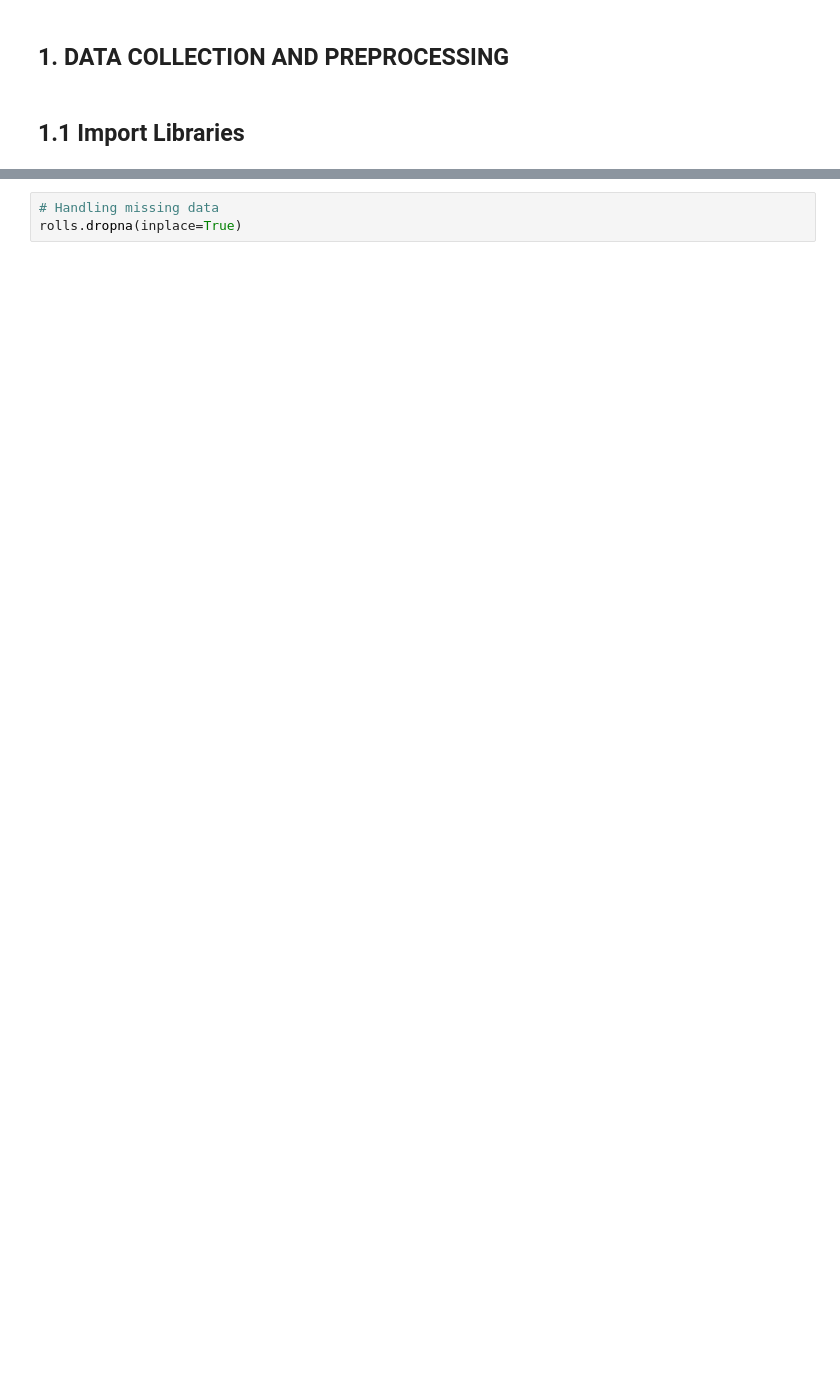
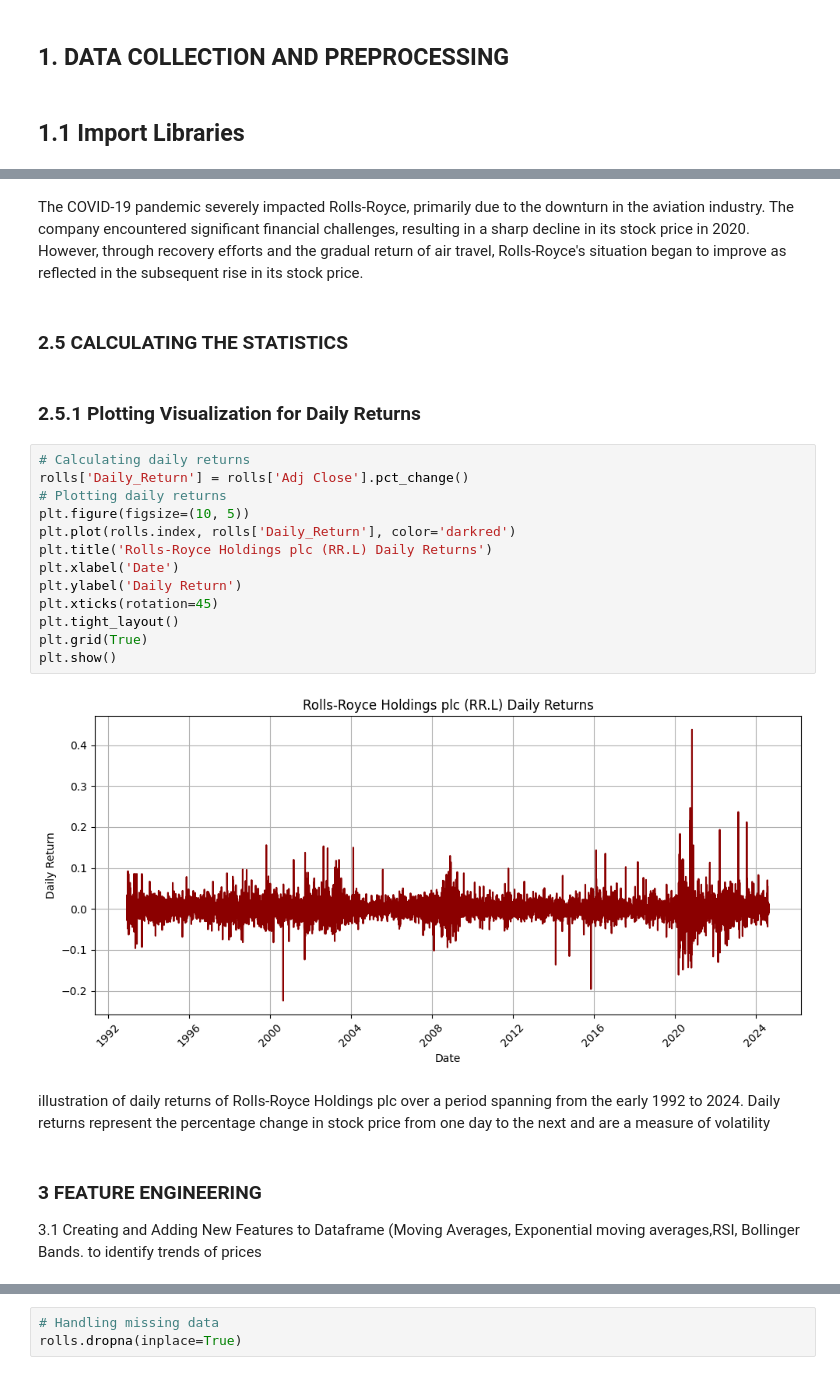
Before and after one commit to Ajah-Stephen/MSCPROJECT, a Jupyter notebook: MSCPROJECT.ipynb, the cells around one changed output, grey strips where cells are left out. Drawn from its saved outputs; the diff is of its cells as text; blank space fills up the shorter version.

```diff
--- a/MSCPROJECT.ipynb
+++ b/MSCPROJECT.ipynb
@@ -759,0 +244,27 @@ Requirement already satisfied: six>=1.5 in /usr/local/lib/python3.10/dist-packag
+# %% [markdown]
+The COVID-19 pandemic severely impacted Rolls-Royce, primarily due to the downturn in the aviation industry. The company encountered significant financial challenges, resulting in a sharp decline in its stock price in 2020. However, through recovery efforts and the gradual return of air travel, Rolls-Royce's situation began to improve as reflected in the subsequent rise in its stock price.
+# %% [markdown]
+### 2.5 CALCULATING THE STATISTICS
+# %% [markdown]
+### 2.5.1 Plotting Visualization for Daily Returns
+# %%
+# Calculating daily returns
+rolls['Daily_Return'] = rolls['Adj Close'].pct_change()
+# Plotting daily returns
+plt.figure(figsize=(10, 5))
+plt.plot(rolls.index, rolls['Daily_Return'], color='darkred')
+plt.title('Rolls-Royce Holdings plc (RR.L) Daily Returns')
+plt.xlabel('Date')
+plt.ylabel('Daily Return')
+plt.xticks(rotation=45)
+plt.tight_layout()
+plt.grid(True)
+plt.show()
+# %% [output]
+[figure, added]
+# %% [markdown]
+illustration of daily returns of Rolls-Royce Holdings plc over a period spanning from the early 1992 to 2024. Daily returns represent the percentage change in stock price from one day to the next and are a measure of volatility
+# %% [markdown]
+### 3 FEATURE ENGINEERING
+
+3.1 Creating and Adding New Features to Dataframe (Moving Averages, Exponential moving averages,RSI, Bollinger Bands. to identify trends of prices
```
Also changed, not shown: parts of 159 cells of this notebook.
